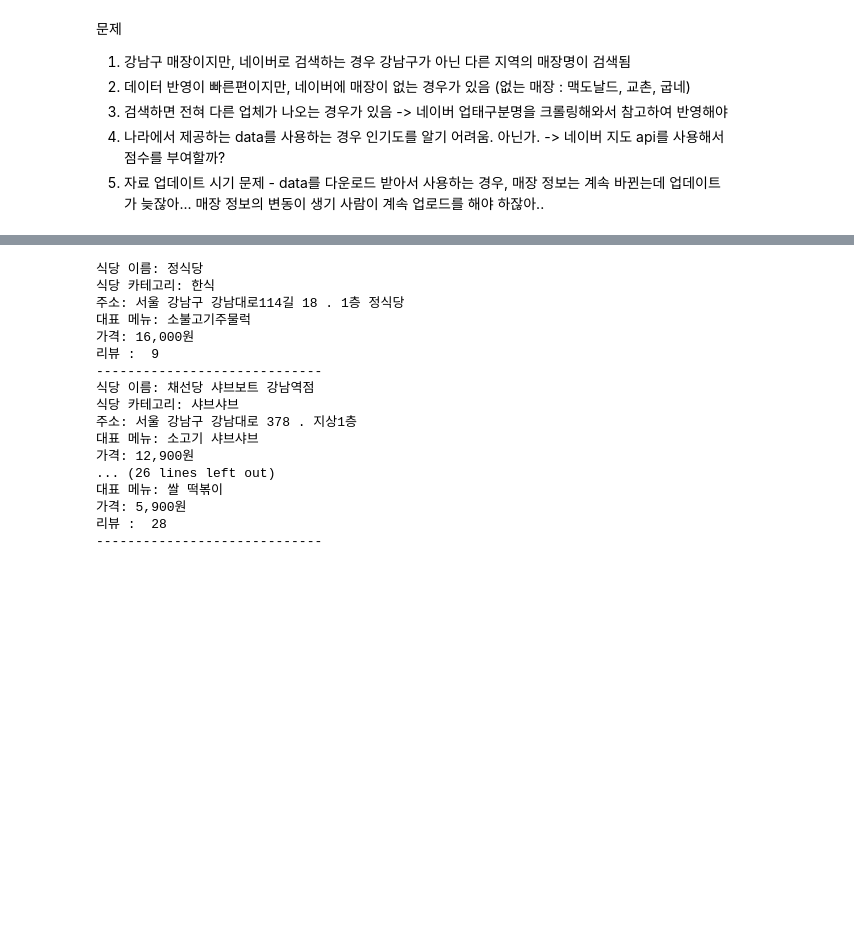
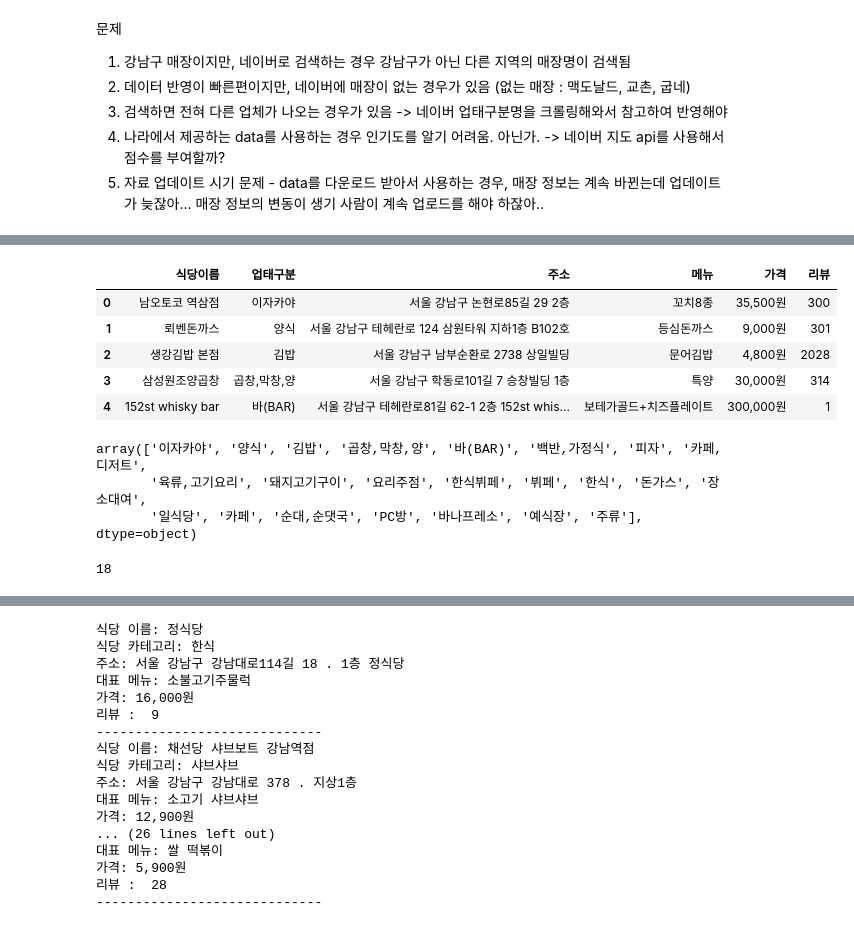
Before and after one commit to Lunch-Lab/data, a Jupyter notebook: naver_매장정보_크롤링(2).ipynb, the cells around one changed output, grey strips where cells are left out. Saved outputs shown, nothing was run; the diff lists cells and outputs as text; code cells hidden in the pictures; blank space fills up the shorter version.

```diff
--- a/naver_매장정보_크롤링(2).ipynb
+++ b/naver_매장정보_크롤링(2).ipynb
@@ -96,0 +291,24 @@ review_list = []
+# %%
+df_test_result.head()
+# %% [output]
+|  | 식당이름 | 업태구분 | 주소 | 메뉴 | 가격 | 리뷰 |
+| 0 | 남오토코 역삼점 | 이자카야 | 서울 강남구 논현로85길 29 2층 | 꼬치8종 | 35,500원 | 300 |
+| 1 | 뢰벤돈까스 | 양식 | 서울 강남구 테헤란로 124 삼원타워 지하1층 B102호 | 등심돈까스 | 9,000원 | 301 |
+| 2 | 생강김밥 본점 | 김밥 | 서울 강남구 남부순환로 2738 상일빌딩 | 문어김밥 | 4,800원 | 2028 |
+| 3 | 삼성원조양곱창 | 곱창,막창,양 | 서울 강남구 학동로101길 7 승창빌딩 1층 | 특양 | 30,000원 | 314 |
+| 4 | 152st whisky bar | 바(BAR) | 서울 강남구 테헤란로81길 62-1 2층 152st whis... | 보테가골드+치즈플레이트 | 300,000원 | 1 |
+# %%
+df_test_result['업태구분'].unique()
+# %% [output]
+array(['이자카야', '양식', '김밥', '곱창,막창,양', '바(BAR)', '백반,가정식', '피자', '카페,디저트',
+       '육류,고기요리', '돼지고기구이', '요리주점', '한식뷔페', '뷔페', '한식', '돈가스', '장소대여',
+       '일식당', '카페', '순대,순댓국', 'PC방', '바나프레소', '예식장', '주류'], dtype=object)
+# %%
+# 필요없는 카테고리(카페, 술, 출장요리 등등) 제거
+제외 = ['바나프레소','이자카야','바(BAR)','카페,디저트','요리주점','장소대여','카페','PC','예식장']
+for i in 제외 :
+    df_test_result = df_test_result.drop(df_test_result[df_test_result['업태구분'] == i].index)
+
+len(df_test_result)
+# %% [output]
+18
```
Also changed, not shown: parts of 9 cells of this notebook.
